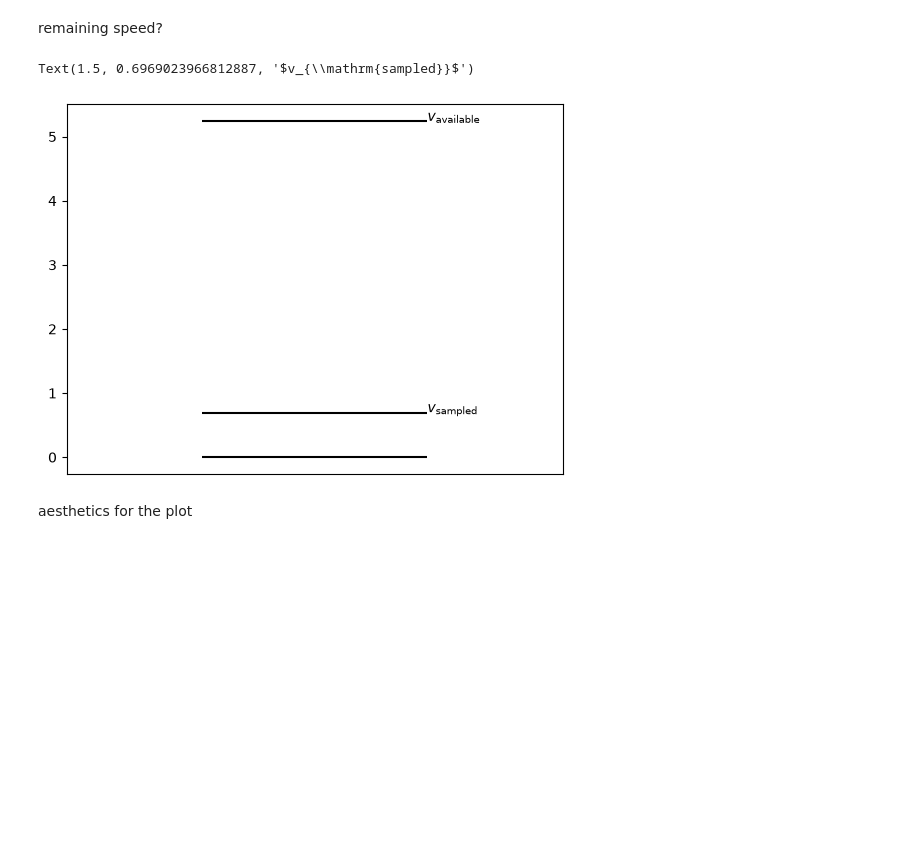
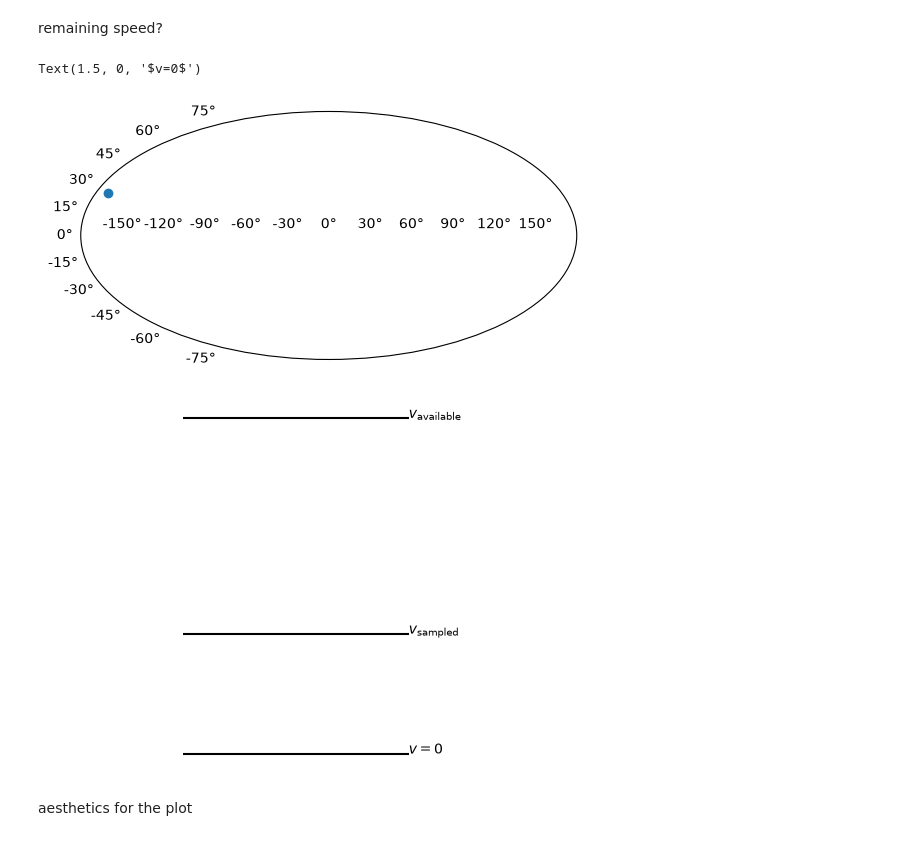
Before and after one commit to salvatore-ferrone/bar-dynamics, a Jupyter notebook: pedagogy/schwarzchild_hunter2024_bar.ipynb, the cells around one changed output. Saved outputs shown, nothing was run; the diff lists cells and outputs as text; code cells hidden in the pictures; blank space fills up the shorter version.

```diff
--- a/pedagogy/schwarzchild_hunter2024_bar.ipynb
+++ b/pedagogy/schwarzchild_hunter2024_bar.ipynb
@@ -92,19 +92,32 @@ phi = numpy.random.uniform(0,2*numpy.pi)
 vx = v_sample*numpy.sin(theta)*numpy.cos(phi)
 vy = v_sample*numpy.sin(theta)*numpy.sin(phi)
 vz = v_sample*numpy.cos(theta)
-# %%
-maxspeed
-availablespeed
-
-fig,axis=plt.subplots(1,1)
-axis.eventplot([0,v_sample,availablespeed],orientation="vertical",color="k")
-axis.set(xticks=[])
-# axis.text(1.5, maxspeed,s=r"$v_{\mathrm{max}}$")
-axis.text(1.5, availablespeed,s=r"$v_{\mathrm{available}}$",)
-axis.text(1.5, v_sample,s=r"$v_{\mathrm{sampled}}$",)
-# %% [output]
-Text(1.5, 0.6969023966812887, '$v_{\\mathrm{sampled}}$')
-[figure, removed]
+# %%
+maxspeed = numpy.sqrt(-2*(barframe.pot_eff(pot_total,omega,numpy.array([0.1,0.1,0.1])) - e_l1))
+availablespeed = numpy.sqrt(-2*(barframe.pot_eff(pot_total,omega,numpy.array([x_sample,y_sample,z_sample])) - e_l1))
+v_sample = numpy.random.uniform(0,availablespeed)
+# for the uniform circle, it's uniform over cosine
+theta=numpy.arccos(numpy.random.uniform(-1,1))
+phi = numpy.random.uniform(-numpy.pi,numpy.pi)
+vx = v_sample*numpy.sin(theta)*numpy.cos(phi)
+vy = v_sample*numpy.sin(theta)*numpy.sin(phi)
+vz = v_sample*numpy.cos(theta)
+# %%
+fig=plt.figure()
+axis=fig.add_subplot(111,projection="mollweide")
+axis.plot([phi],[numpy.pi/2 - theta], "o")
+
+fig,axis=plt.subplots(1,1)
+axis.eventplot([0,v_sample,availablespeed],orientation="vertical",color="k")
+axis.set(xticks=[])
+axis.axis("off")
+axis.text(1.5, availablespeed,s=r"$v_{\mathrm{available}}$",)
+axis.text(1.5, v_sample,s=r"$v_{\mathrm{sampled}}$",)
+axis.text(1.5, 0,s=r"$v=0$",)
+# %% [output]
+Text(1.5, 0, '$v=0$')
+[figure, added]
+[figure, added]
 # %% [markdown]
 aesthetics for the plot
 # %%
```
Also changed, not shown: parts of 2 cells of this notebook.
